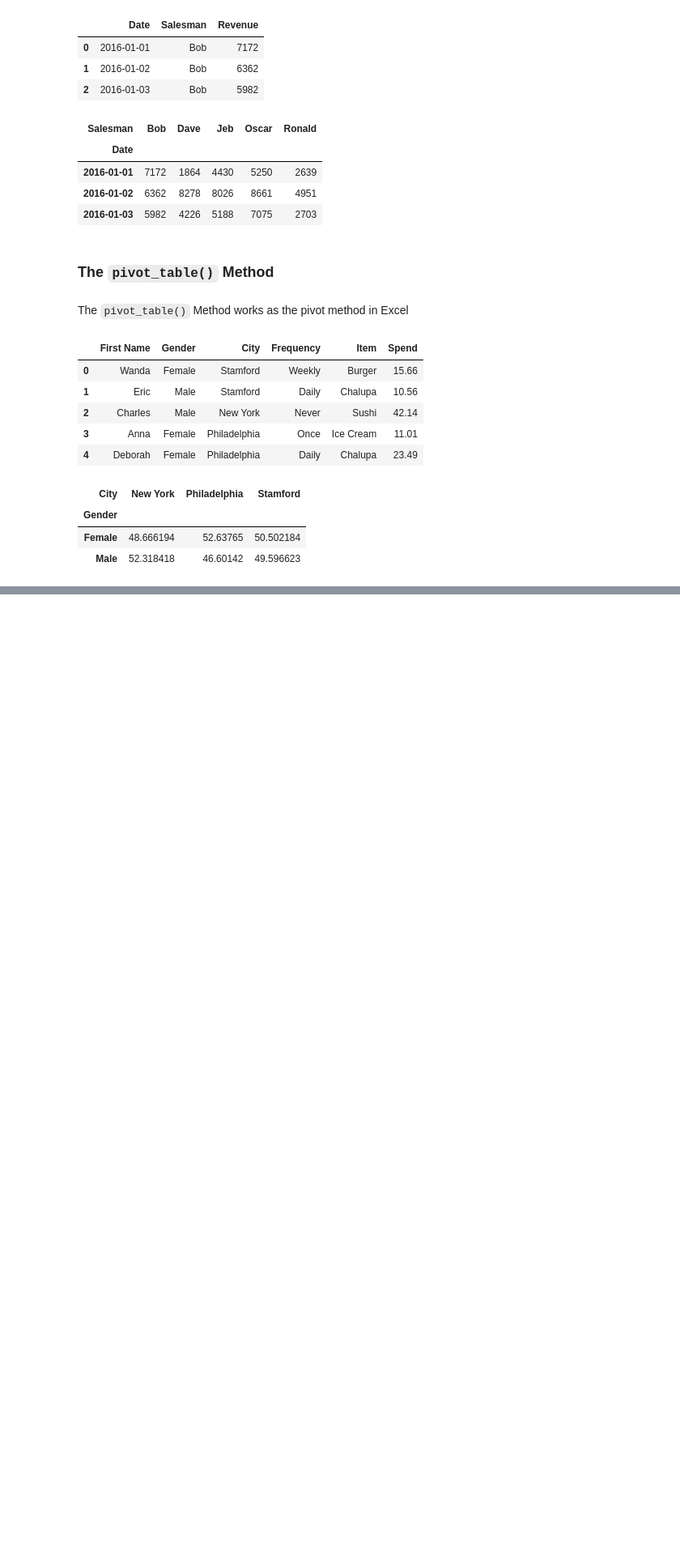
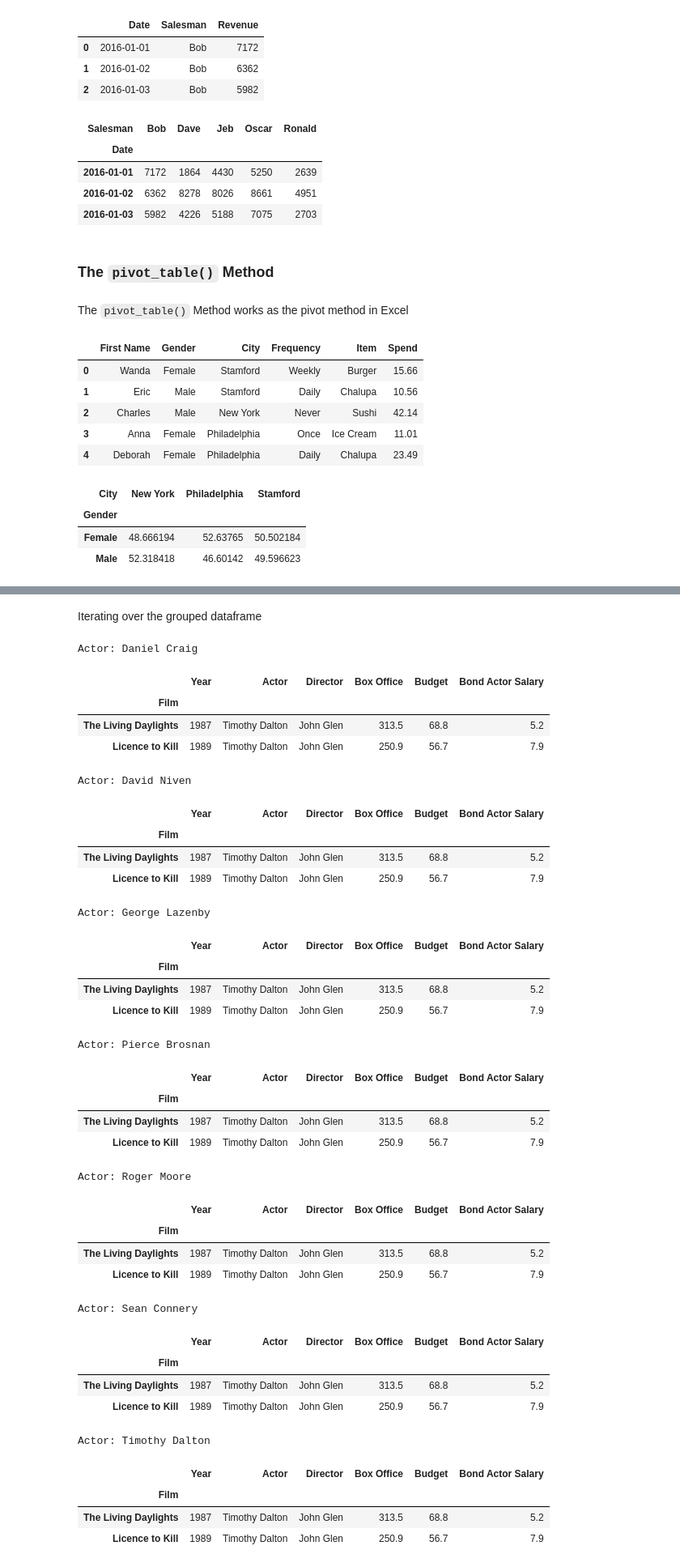
Before and after one commit to fredjo89/pandas-payground, a Jupyter notebook: 13_things_to_remember.ipynb, the cells around one changed output, grey strips where cells are left out. Shown at 81% size. Saved outputs shown, nothing was run; the diff lists cells and outputs as text; code cells hidden in the pictures; blank space fills up the shorter version.

```diff
--- a/13_things_to_remember.ipynb
+++ b/13_things_to_remember.ipynb
@@ -180,0 +200,42 @@ foods.pivot_table(values="Spend", index="Gender", columns="City", aggfunc="mean"
+# %% [markdown]
+Iterating over the grouped dataframe
+# %%
+for actor, movies in grouped_df:
+    print(f"Actor: {actor}")
+    display(df.head(2))
+# %% [output]
+Actor: Daniel Craig
+|  | Year | Actor | Director | Box Office | Budget | Bond Actor Salary |
+| Film |  |  |  |  |  |  |
+| The Living Daylights | 1987 | Timothy Dalton | John Glen | 313.5 | 68.8 | 5.2 |
+| Licence to Kill | 1989 | Timothy Dalton | John Glen | 250.9 | 56.7 | 7.9 |
+Actor: David Niven
+|  | Year | Actor | Director | Box Office | Budget | Bond Actor Salary |
+| Film |  |  |  |  |  |  |
+| The Living Daylights | 1987 | Timothy Dalton | John Glen | 313.5 | 68.8 | 5.2 |
+| Licence to Kill | 1989 | Timothy Dalton | John Glen | 250.9 | 56.7 | 7.9 |
+Actor: George Lazenby
+|  | Year | Actor | Director | Box Office | Budget | Bond Actor Salary |
+| Film |  |  |  |  |  |  |
+| The Living Daylights | 1987 | Timothy Dalton | John Glen | 313.5 | 68.8 | 5.2 |
+| Licence to Kill | 1989 | Timothy Dalton | John Glen | 250.9 | 56.7 | 7.9 |
+Actor: Pierce Brosnan
+|  | Year | Actor | Director | Box Office | Budget | Bond Actor Salary |
+| Film |  |  |  |  |  |  |
+| The Living Daylights | 1987 | Timothy Dalton | John Glen | 313.5 | 68.8 | 5.2 |
+| Licence to Kill | 1989 | Timothy Dalton | John Glen | 250.9 | 56.7 | 7.9 |
+Actor: Roger Moore
+|  | Year | Actor | Director | Box Office | Budget | Bond Actor Salary |
+| Film |  |  |  |  |  |  |
+| The Living Daylights | 1987 | Timothy Dalton | John Glen | 313.5 | 68.8 | 5.2 |
+| Licence to Kill | 1989 | Timothy Dalton | John Glen | 250.9 | 56.7 | 7.9 |
+Actor: Sean Connery
+|  | Year | Actor | Director | Box Office | Budget | Bond Actor Salary |
+| Film |  |  |  |  |  |  |
+| The Living Daylights | 1987 | Timothy Dalton | John Glen | 313.5 | 68.8 | 5.2 |
+| Licence to Kill | 1989 | Timothy Dalton | John Glen | 250.9 | 56.7 | 7.9 |
+Actor: Timothy Dalton
+|  | Year | Actor | Director | Box Office | Budget | Bond Actor Salary |
+| Film |  |  |  |  |  |  |
+| The Living Daylights | 1987 | Timothy Dalton | John Glen | 313.5 | 68.8 | 5.2 |
+| Licence to Kill | 1989 | Timothy Dalton | John Glen | 250.9 | 56.7 | 7.9 |
```
Also changed, not shown: parts of 11 cells of this notebook, 7 other files.
